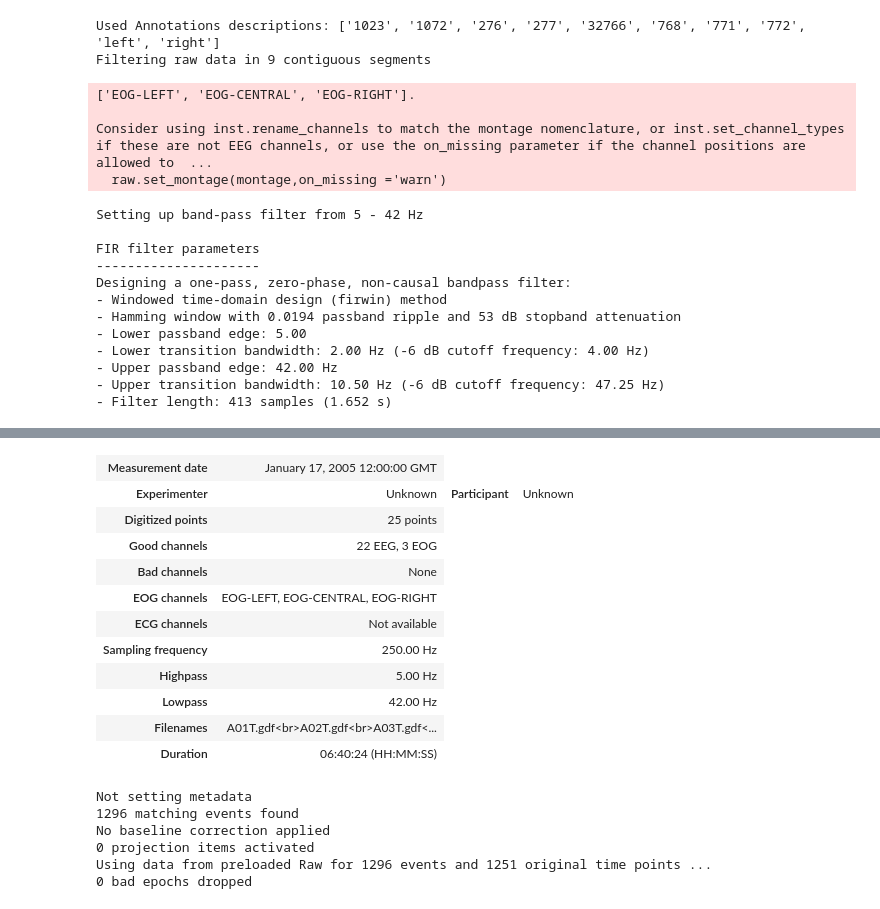
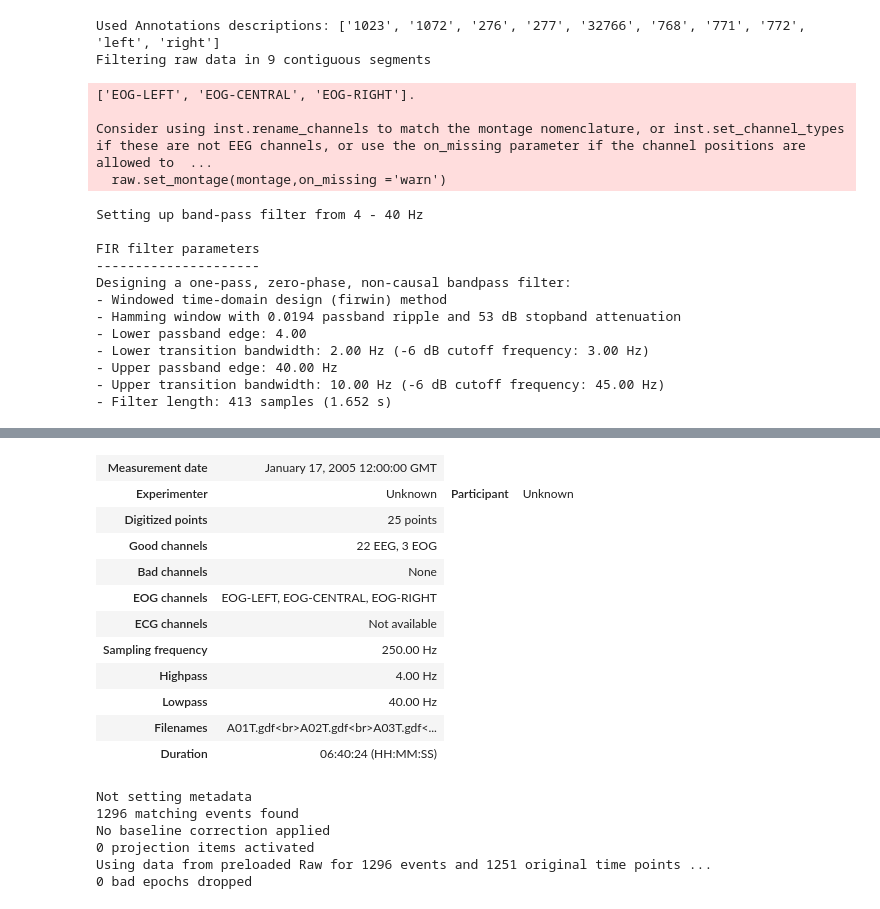
Before and after one commit to MasterExecuson/Data_Science, a Jupyter notebook: code/novos modelos e tratamentos de dados/TCC - epochs processing - 2a.ipynb, the cells around one changed output, grey strips where cells are left out. Drawn from its saved outputs; the diff is of its cells as text; code cells hidden in the pictures.

```diff
--- a/code/novos modelos e tratamentos de dados/TCC - epochs processing - 2a.ipynb
+++ b/code/novos modelos e tratamentos de dados/TCC - epochs processing - 2a.ipynb
@@ -214,7 +247,7 @@ raw.annotations.rename({'769':"left", '770':"right"})
 
 events = mne.events_from_annotations(raw)
 # Apply band-pass filter
-raw.filter(5.0, 42.0, fir_design="firwin", skip_by_annotation="edge")
+raw.filter(4.0, 40.0, fir_design="firwin", skip_by_annotation="edge")
 # %% [output]
 Used Annotations descriptions: ['1023', '1072', '276', '277', '32766', '768', '771', '772', 'left', 'right']
 Filtering raw data in 9 contiguous segments
@@ -222,17 +255,17 @@ Filtering raw data in 9 contiguous segments
 
 Consider using inst.rename_channels to match the montage nomenclature, or inst.set_channel_types if these are not EEG channels, or use the on_missing parameter if the channel positions are allowed to  ...
   raw.set_montage(montage,on_missing ='warn')
-Setting up band-pass filter from 5 - 42 Hz
+Setting up band-pass filter from 4 - 40 Hz
 
 FIR filter parameters
 ---------------------
 Designing a one-pass, zero-phase, non-causal bandpass filter:
 - Windowed time-domain design (firwin) method
 - Hamming window with 0.0194 passband ripple and 53 dB stopband attenuation
-- Lower passband edge: 5.00
-- Lower transition bandwidth: 2.00 Hz (-6 dB cutoff frequency: 4.00 Hz)
-- Upper passband edge: 42.00 Hz
-- Upper transition bandwidth: 10.50 Hz (-6 dB cutoff frequency: 47.25 Hz)
+- Lower passband edge: 4.00
+- Lower transition bandwidth: 2.00 Hz (-6 dB cutoff frequency: 3.00 Hz)
+- Upper passband edge: 40.00 Hz
+- Upper transition bandwidth: 10.00 Hz (-6 dB cutoff frequency: 45.00 Hz)
 - Filter length: 413 samples (1.652 s)
 [Parallel(n_jobs=1)]: Using backend SequentialBackend with 1 concurrent workers.
 [Parallel(n_jobs=1)]: Done   1 out of   1 | elapsed:    0.0s remaining:    0.0s
@@ -243,13 +276,13 @@ Designing a one-pass, zero-phase, non-causal bandpass filter:
 | Measurement date | January 17, 2005 12:00:00 GMT |
 | Experimenter | Unknown | Participant | Unknown |
 | Digitized points | 25 points |
 | Good channels | 22 EEG, 3 EOG |
 | Bad channels | None |
 | EOG channels | EOG-LEFT, EOG-CENTRAL, EOG-RIGHT |
 | ECG channels | Not available |
 | Sampling frequency | 250.00 Hz |
-| Highpass | 5.00 Hz |
-| Lowpass | 42.00 Hz |
+| Highpass | 4.00 Hz |
+| Lowpass | 40.00 Hz |
 | Filenames | A01T.gdf<br>A02T.gdf<br>A03T.gdf<... |
 | Duration | 06:40:24 (HH:MM:SS) |
 # %%
```
Also changed, not shown: parts of 14 cells of this notebook, 6 other files.
